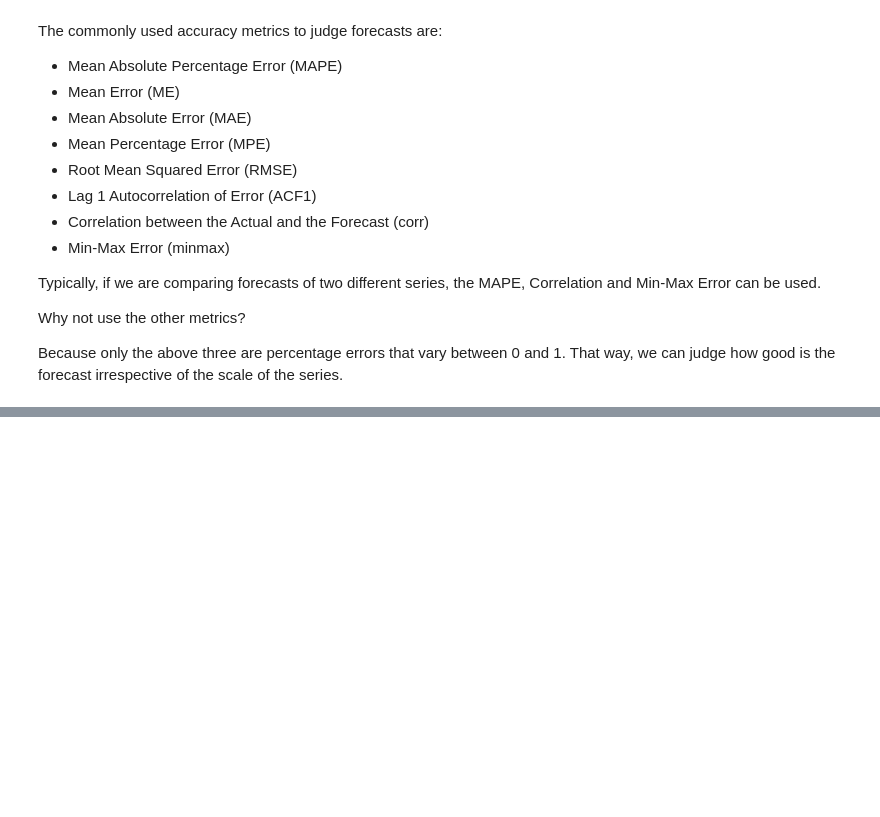
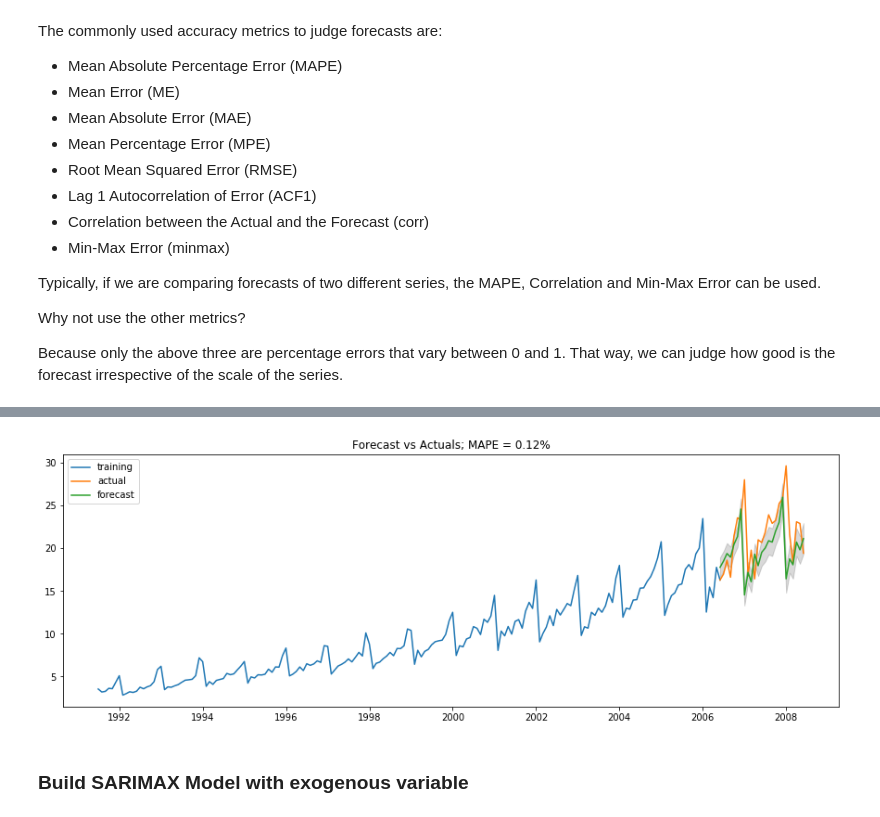
Before and after one commit to dksifoua/Time-Series-Analysis, a Jupyter notebook: ARIMA modeling.ipynb, the cells around one changed output, grey strips where cells are left out. Saved outputs shown, nothing was run; the diff lists cells and outputs as text; code cells hidden in the pictures; blank space fills up the shorter version.

```diff
--- a/ARIMA modeling.ipynb
+++ b/ARIMA modeling.ipynb
@@ -363,0 +499,23 @@ forecast_accuracy(fc, test.values)
+# %%
+# Forecast
+fitted, confint = smodel.predict(n_periods=test_data.shape[0], return_conf_int=True)
+score = forecast_accuracy(fitted, test_data.values.squeeze())
+
+# make series for plotting purpose
+fitted_series = pd.Series(fitted, index=test_data.index)
+lower_series = pd.Series(confint[:, 0], index=test_data.index)
+upper_series = pd.Series(confint[:, 1], index=test_data.index)
+
+# Plot
+plt.figure(figsize=(15, 5))
+plt.plot(train_data, label='training')
+plt.plot(test_data, label='actual')
+plt.plot(fitted_series, label='forecast')
+plt.fill_between(lower_series.index, lower_series, upper_series, color='k', alpha=.15)
+plt.title(f"Forecast vs Actuals; MAPE = {score['mape']:.2f}%")
+plt.legend(loc='upper left')
+plt.show()
+# %% [output]
+[figure, added]
+# %% [markdown]
+### Build SARIMAX Model with exogenous variable
```
Also changed, not shown: parts of 17 cells of this notebook, 1 other file.
